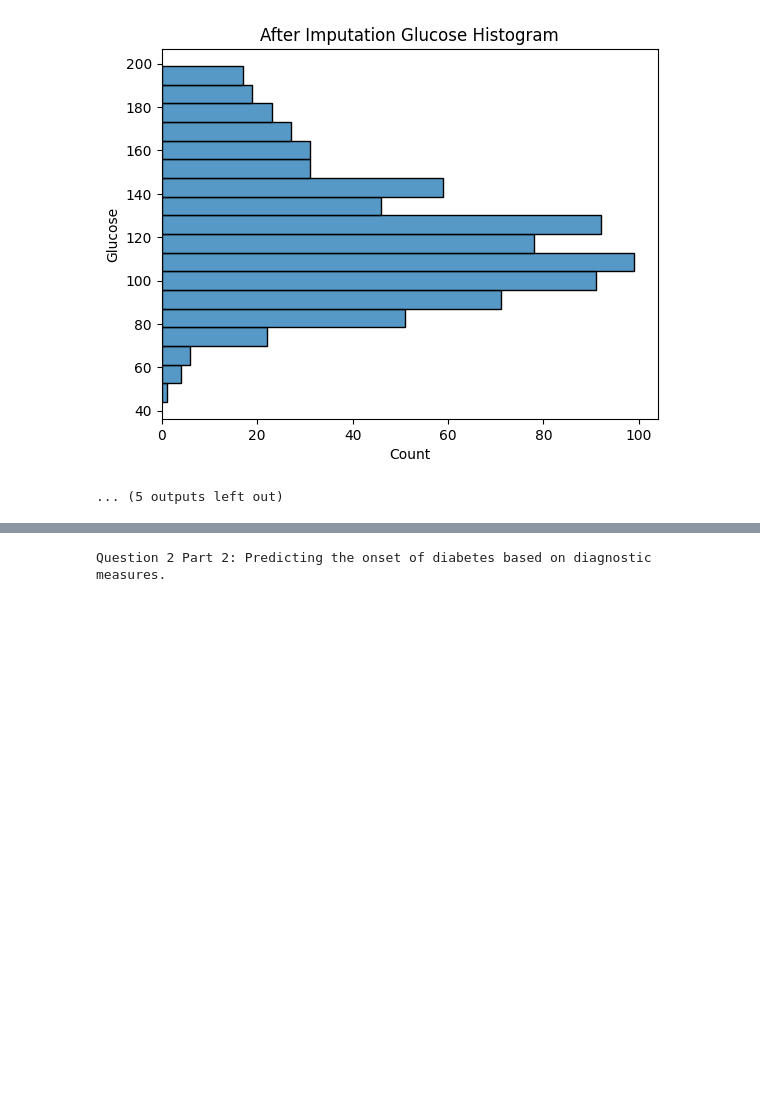
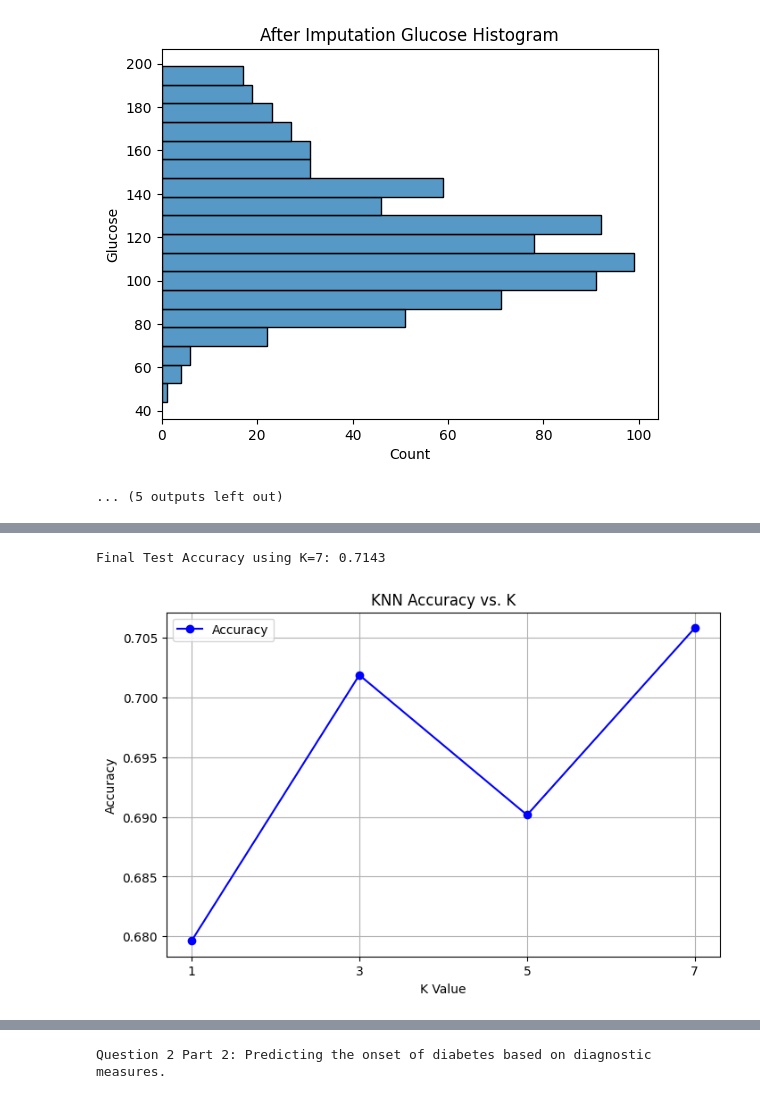
Before and after one commit to stlngds/CS372, a Jupyter notebook: Assignment1/Assignment1.ipynb, the cells around one changed output, grey strips where cells are left out. Cells and saved outputs as stored; diff of their text form; code cells hidden in the pictures; blank space fills up the shorter version.

```diff
--- a/Assignment1/Assignment1.ipynb
+++ b/Assignment1/Assignment1.ipynb
@@ -361,5 +361,20 @@ Invalid values:
 [figure]
 ... (5 outputs left out)
 # %%
-#Question 2 Part 1
-# ...
+#Question 2 Part 1 (Zhiyi)
+# 1. [7 points] You need to implement KNN from scratch:
+#a) [5 points] Implement Euclidean Distance from scratch (please, don’t use built-in library).
+#b) [2 points] Use Min-Max to normalize the dataset.
+def euclidean_distance(row0, row1):
+    return np.sqrt(np.sum((row0 - row1) ** 2))
+
+
+def min_max_normalize(dataset):
+    dataset_normalized = dataset.copy()
+    for col in dataset.columns:
+        min_val = dataset[col].min()
+        max_val = dataset[col].max()
+        dataset_normalized[col] = (dataset[col] - min_val) / (max_val - min_val)
+    return dataset_normalized
+
+min_max_normalize(df)
@@ -365,0 +459,45 @@ Invalid values:
+# %%
+# Next, evaluate the classifier using the optimal value of K that we found using 5-fold cross validation on the test set (20% that we did not use in the 5-fold
+# cross validation) and obtain the final results.
+
+# reference: https://stackoverflow.com/questions/15821116/how-to-measure-the-accuracy-of-knn-classifier-in-python
+
+from sklearn.model_selection import train_test_split
+
+# split dataset (80% training, 20% testing)
+X_train, X_test, y_train, y_test = train_test_split(df.iloc[:, :-1], df.iloc[:, -1], test_size=0.2)
+
+# prepare labeled training points
+labeled_train = list(zip(X_train.values, y_train.values))
+
+# use optimal k = 7 found through cross-validation
+predictions = [knn_classify(best_k, labeled_train, x) for x in X_test.values]
+
+# Compute Accuracy
+final_accuracy = np.mean(predictions == y_test)
+print(f"Final Test Accuracy using K={best_k}: {final_accuracy:.4f}")
+# %% [output]
+Final Test Accuracy using K=7: 0.7143
+# %%
+# K value vs. Accuracy: draw a 2D plot to show the accuracy of KNN classifier vs different number of k’s.
+# reference: co-pilot (I'm not familiar with matplot and figure the usage should be straightforward)
+import matplotlib.pyplot as plt
+
+# Extract K values and corresponding accuracies
+k_values = list(accuracy_results.keys())
+accuracies = list(accuracy_results.values())
+
+# Create the plot
+plt.figure(figsize=(8,5))
+plt.plot(k_values, accuracies, marker='o', linestyle='-', color='b', label="Accuracy")
+
+# Labels and title
+plt.xlabel("K Value")
+plt.ylabel("Accuracy")
+plt.title("KNN Accuracy vs. K")
+plt.xticks(k_values)
+plt.grid()
+plt.legend()
+plt.show()
+# %% [output]
+[figure, added]
```
Also changed, not shown: parts of 5 cells of this notebook.
